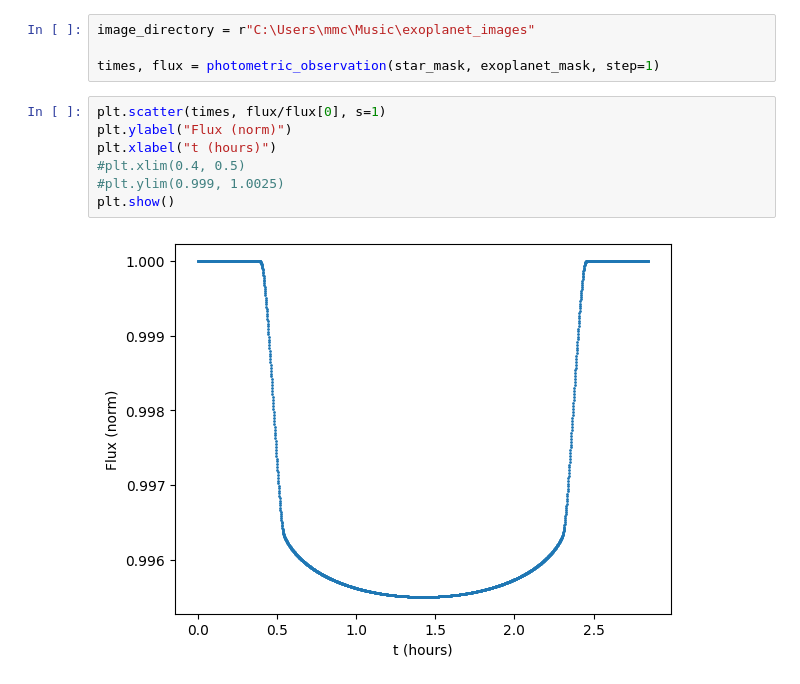
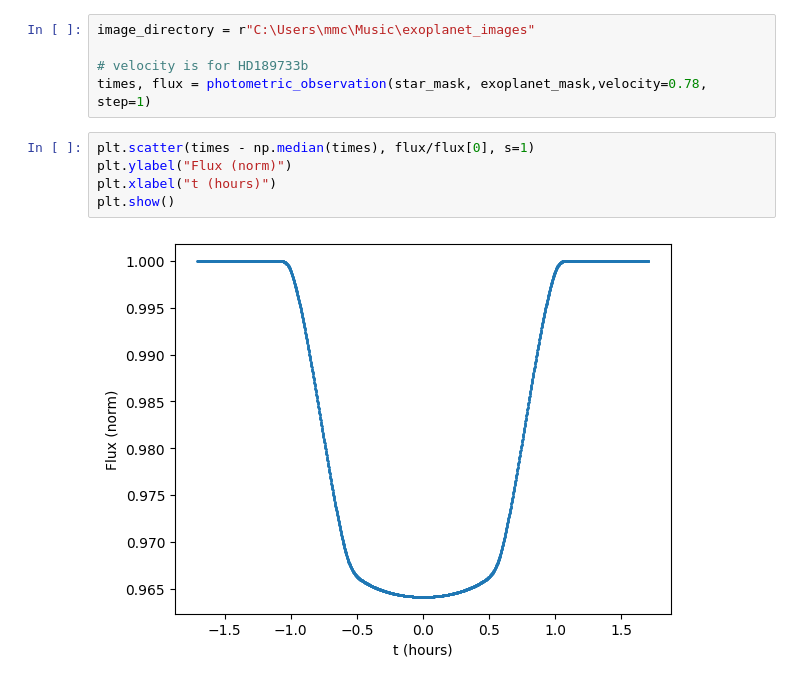
Before and after one commit to ua-2025q3-astr501-513/p1-pink-fluffy-unicorns, a Jupyter notebook: basic_model_transit.ipynb, the cells around one changed output. Cells and saved outputs as stored; diff of their text form.

```diff
--- a/basic_model_transit.ipynb
+++ b/basic_model_transit.ipynb
@@ -56,13 +42,12 @@ plt.show()
 # %%
 image_directory = r"C:\Users\mmc\Music\exoplanet_images"
 
-times, flux = photometric_observation(star_mask, exoplanet_mask, step=1)
+# velocity is for HD189733b
+times, flux = photometric_observation(star_mask, exoplanet_mask,velocity=0.78, step=1)
 # %%
-plt.scatter(times, flux/flux[0], s=1)
+plt.scatter(times - np.median(times), flux/flux[0], s=1)
 plt.ylabel("Flux (norm)")
 plt.xlabel("t (hours)")
-#plt.xlim(0.4, 0.5)
-#plt.ylim(0.999, 1.0025)
 plt.show()
 # %% [output]
-[figure, old version]
+[figure, new version]
```
Also changed, not shown: parts of 2 cells of this notebook, 4 other files.
